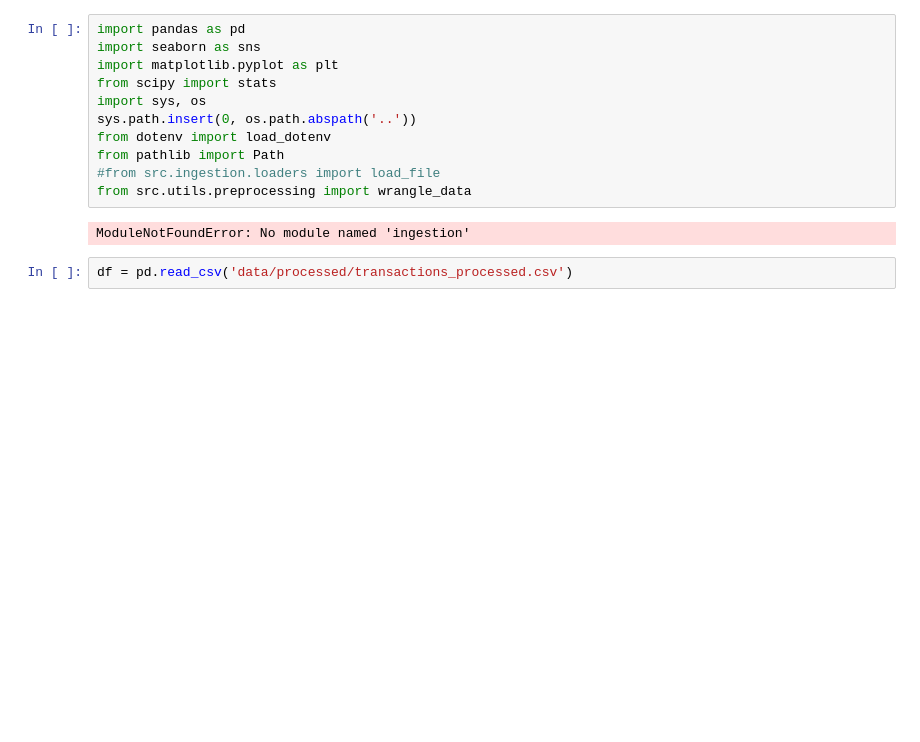
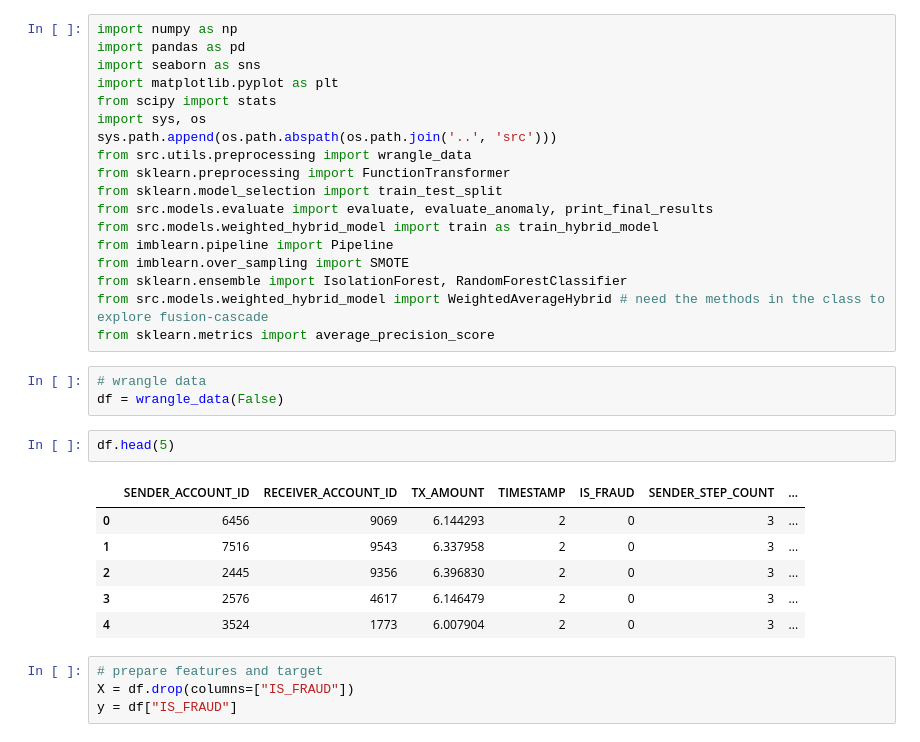
Before and after one commit to Daazee/fraud-detection-models, a Jupyter notebook: notebooks/hybrid_models.ipynb, the cells around one changed output. Cells and saved outputs as stored; diff of their text form; blank space fills up the shorter version.

Commit message:
add hybrid models development and evaluation notebook

```diff
--- a/notebooks/hybrid_models.ipynb
+++ b/notebooks/hybrid_models.ipynb
@@ -1,15 +1,34 @@
 # %%
+import numpy as np
 import pandas as pd
 import seaborn as sns
 import matplotlib.pyplot as plt
 from scipy import stats
 import sys, os
-sys.path.insert(0, os.path.abspath('..'))
-from dotenv import load_dotenv
-from pathlib import Path
-#from src.ingestion.loaders import load_file
+sys.path.append(os.path.abspath(os.path.join('..', 'src')))
 from src.utils.preprocessing import wrangle_data
+from sklearn.preprocessing import FunctionTransformer
+from sklearn.model_selection import train_test_split
+from src.models.evaluate import evaluate, evaluate_anomaly, print_final_results
+from src.models.weighted_hybrid_model import train as train_hybrid_model
+from imblearn.pipeline import Pipeline
+from imblearn.over_sampling import SMOTE
+from sklearn.ensemble import IsolationForest, RandomForestClassifier
+from src.models.weighted_hybrid_model import WeightedAverageHybrid # need the methods in the class to explore fusion-cascade
+from sklearn.metrics import average_precision_score
-# %% [output]
-ModuleNotFoundError: No module named 'ingestion'
 # %%
-df = pd.read_csv('data/processed/transactions_processed.csv')
+# wrangle data
+df = wrangle_data(False)
+# %%
+df.head(5)
+# %% [output]
+|  | SENDER_ACCOUNT_ID | RECEIVER_ACCOUNT_ID | TX_AMOUNT | TIMESTAMP | IS_FRAUD | SENDER_STEP_COUNT | ... |
+| 0 | 6456 | 9069 | 6.144293 | 2 | 0 | 3 | ... |
+| 1 | 7516 | 9543 | 6.337958 | 2 | 0 | 3 | ... |
+| 2 | 2445 | 9356 | 6.396830 | 2 | 0 | 3 | ... |
+| 3 | 2576 | 4617 | 6.146479 | 2 | 0 | 3 | ... |
+| 4 | 3524 | 1773 | 6.007904 | 2 | 0 | 3 | ... |
+# %%
+# prepare features and target
+X = df.drop(columns=["IS_FRAUD"])
+y = df["IS_FRAUD"]
```
Also changed, not shown: parts of 13 cells of this notebook.
